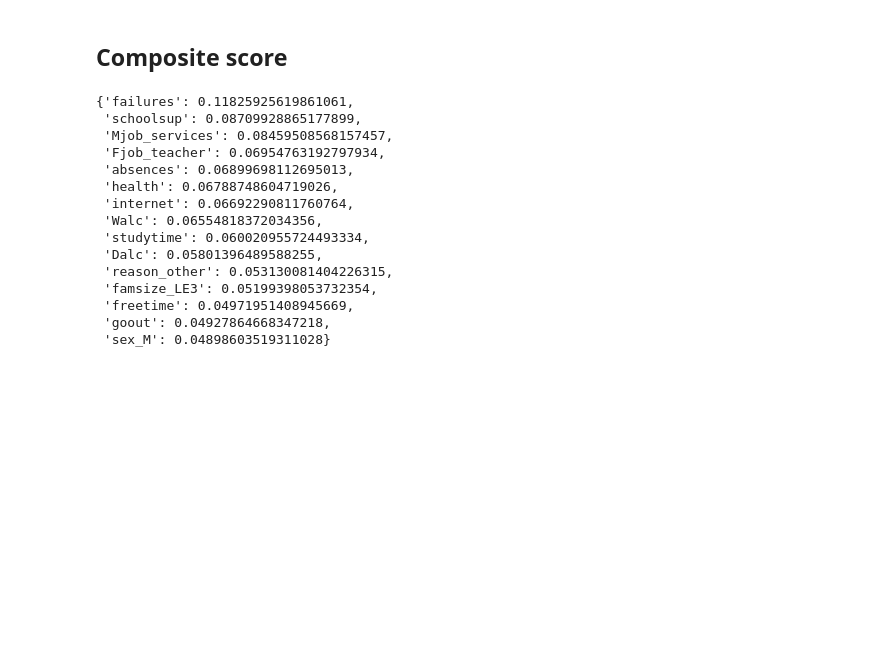
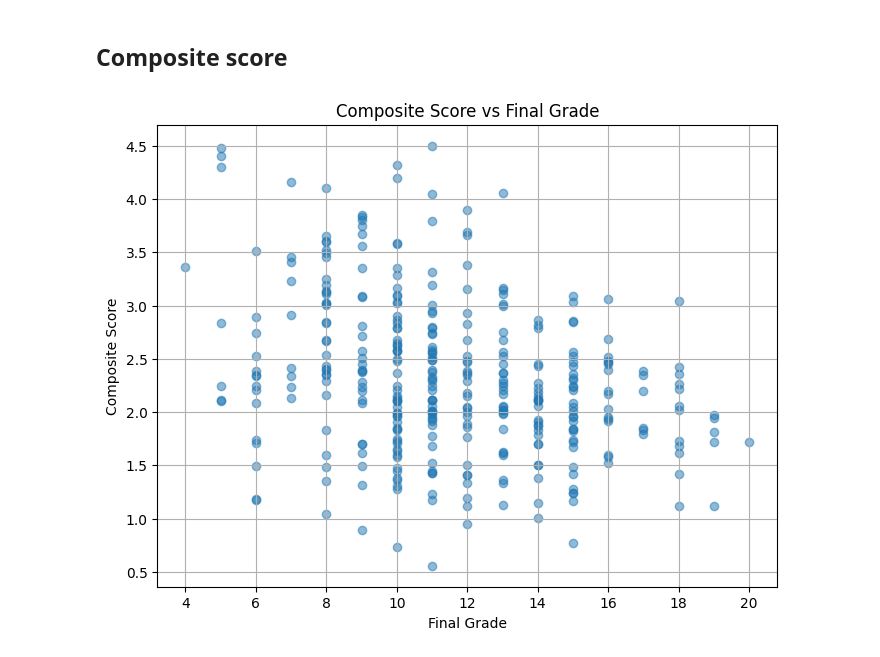
Before and after one commit to adelchi91/school_help_dashboard, a Jupyter notebook: model_creation.ipynb, the cells around one changed output. Drawn from its saved outputs; the diff is of its cells as text; code cells hidden in the pictures; blank space fills up the shorter version.

```diff
--- a/model_creation.ipynb
+++ b/model_creation.ipynb
@@ -242,20 +242,15 @@ composite_score = (normalized_data * pd.Series(weights)).sum(axis=1)
 # Add the composite score as a new column to your DataFrame
 df['composite_score'] = composite_score
 # %%
-weights
+import matplotlib.pyplot as plt
+
+# Plot scatter plot
+plt.figure(figsize=(8, 6))
+plt.scatter(df['FinalGrade'], df['composite_score']*10, alpha=0.5)
+plt.title('Composite Score vs Final Grade')
+plt.ylabel('Composite Score')
+plt.xlabel('Final Grade')
+plt.grid(True)
+plt.show()
 # %% [output]
-{'failures': 0.11825925619861061,
- 'schoolsup': 0.08709928865177899,
- 'Mjob_services': 0.08459508568157457,
- 'Fjob_teacher': 0.06954763192797934,
- 'absences': 0.06899698112695013,
- 'health': 0.06788748604719026,
- 'internet': 0.06692290811760764,
- 'Walc': 0.06554818372034356,
- 'studytime': 0.060020955724493334,
- 'Dalc': 0.05801396489588255,
- 'reason_other': 0.053130081404226315,
- 'famsize_LE3': 0.05199398053732354,
- 'freetime': 0.04971951408945669,
- 'goout': 0.04927864668347218,
- 'sex_M': 0.04898603519311028}
+[figure, added]
```
